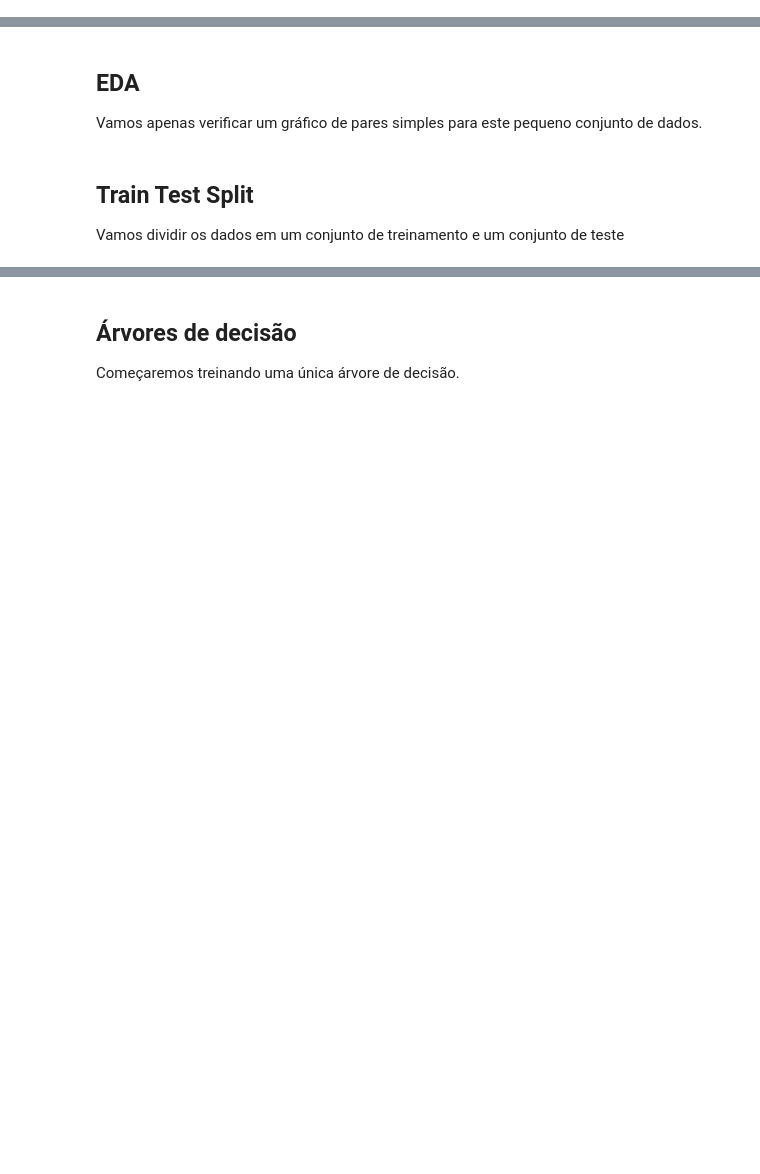
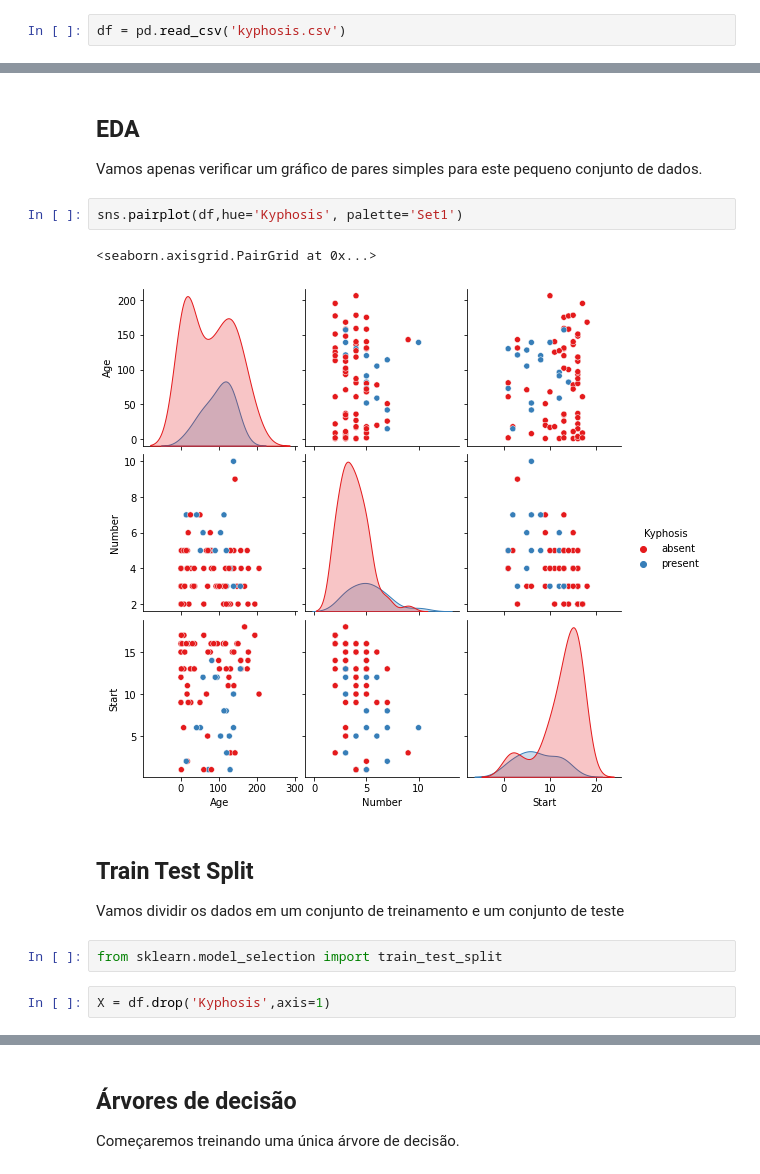
Before and after one commit to marcelodepaoli/15_Arvores_de_Decisao, a Jupyter notebook: 01_Árvores_de_Decisão_e_Florestas_Aleatórias_em_Python.ipynb, the cells around one changed output, grey strips where cells are left out. Drawn from its saved outputs; the diff is of its cells as text; blank space fills up the shorter version.

```diff
--- a/01_Árvores_de_Decisão_e_Florestas_Aleatórias_em_Python.ipynb
+++ b/01_Árvores_de_Decisão_e_Florestas_Aleatórias_em_Python.ipynb
@@ -5,2 +12,4 @@
 # %% [markdown]
 ## Obtenha os dados
+# %%
+df = pd.read_csv('kyphosis.csv')
@@ -8,7 +26,16 @@
 ## EDA
 
 Vamos apenas verificar um gráfico de pares simples para este pequeno conjunto de dados.
+# %%
+sns.pairplot(df,hue='Kyphosis', palette='Set1')
+# %% [output]
+<seaborn.axisgrid.PairGrid at 0x...>
+[figure, added]
 # %% [markdown]
 ## Train Test Split
 
 Vamos dividir os dados em um conjunto de treinamento e um conjunto de teste
+# %%
+from sklearn.model_selection import train_test_split
+# %%
+X = df.drop('Kyphosis',axis=1)
```
Also changed, not shown: parts of 22 cells of this notebook.
